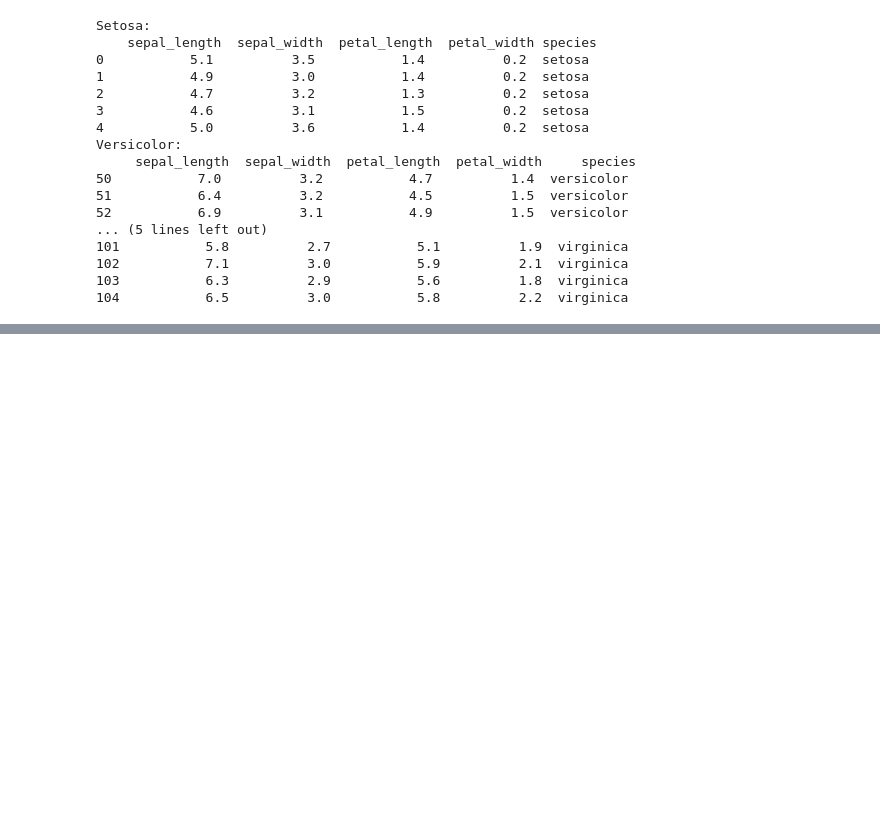
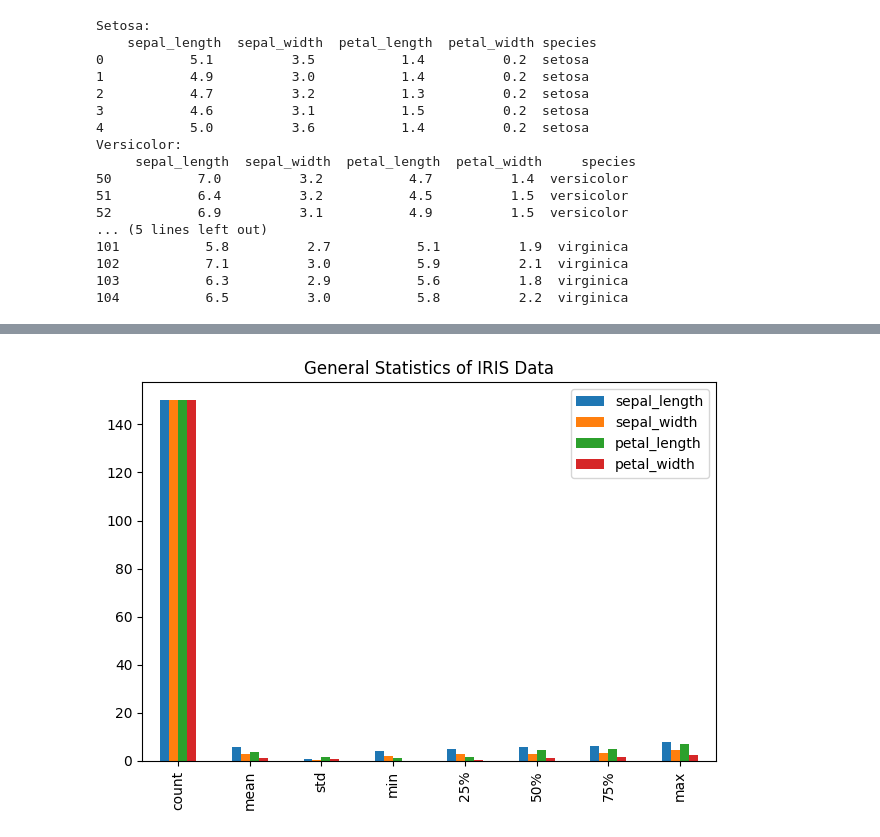
Before and after one commit to V4T5AV/ML, a Jupyter notebook: ML.ipynb, the cells around one changed output, grey strips where cells are left out. Saved outputs shown, nothing was run; the diff lists cells and outputs as text; code cells hidden in the pictures; blank space fills up the shorter version.

```diff
--- a/ML.ipynb
+++ b/ML.ipynb
@@ -143,0 +193,11 @@ Versicolor:
+# %%
+#8
+import pandas as pd
+import matplotlib.pyplot as plt
+df = pd.read_csv('https://raw.githubusercontent.com/uiuc-cse/data-fa14/gh-pages/data/iris.csv')
+df.describe().plot(kind='bar')
+plt.title('General Statistics of IRIS Data')
+plt.tight_layout()
+plt.show()
+# %% [output]
+[figure, added]
```
Also changed, not shown: parts of 12 cells of this notebook.
